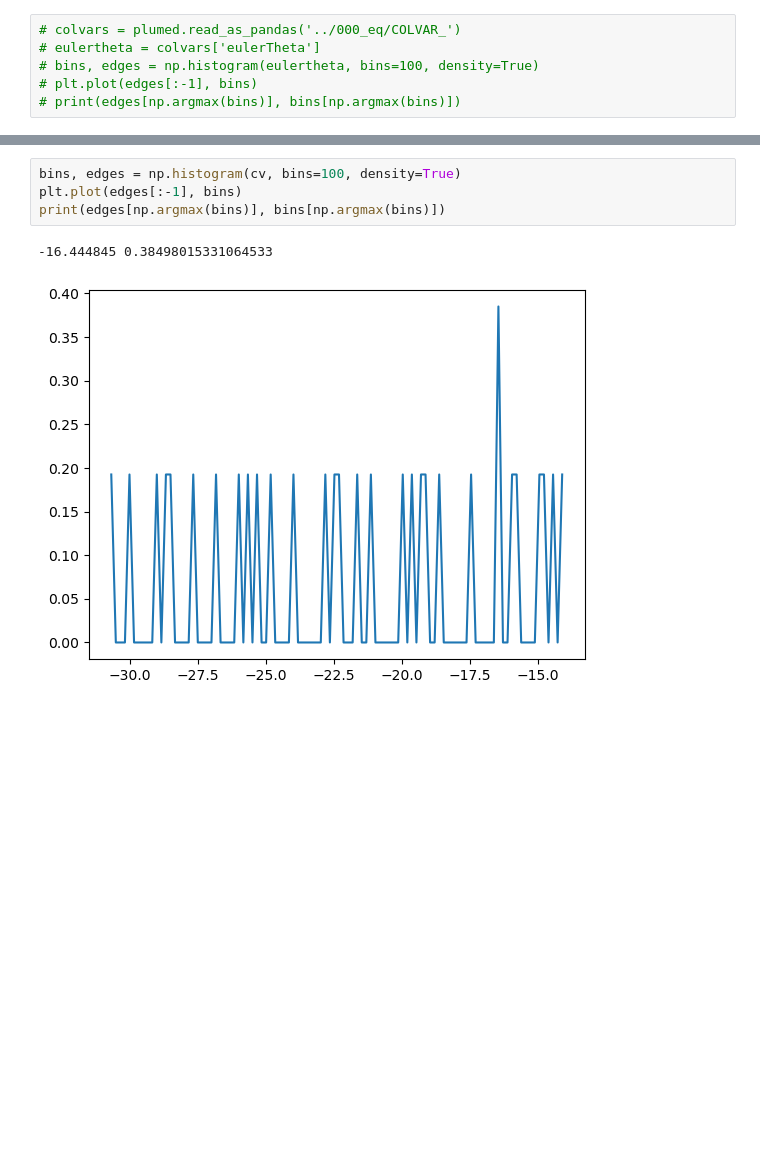
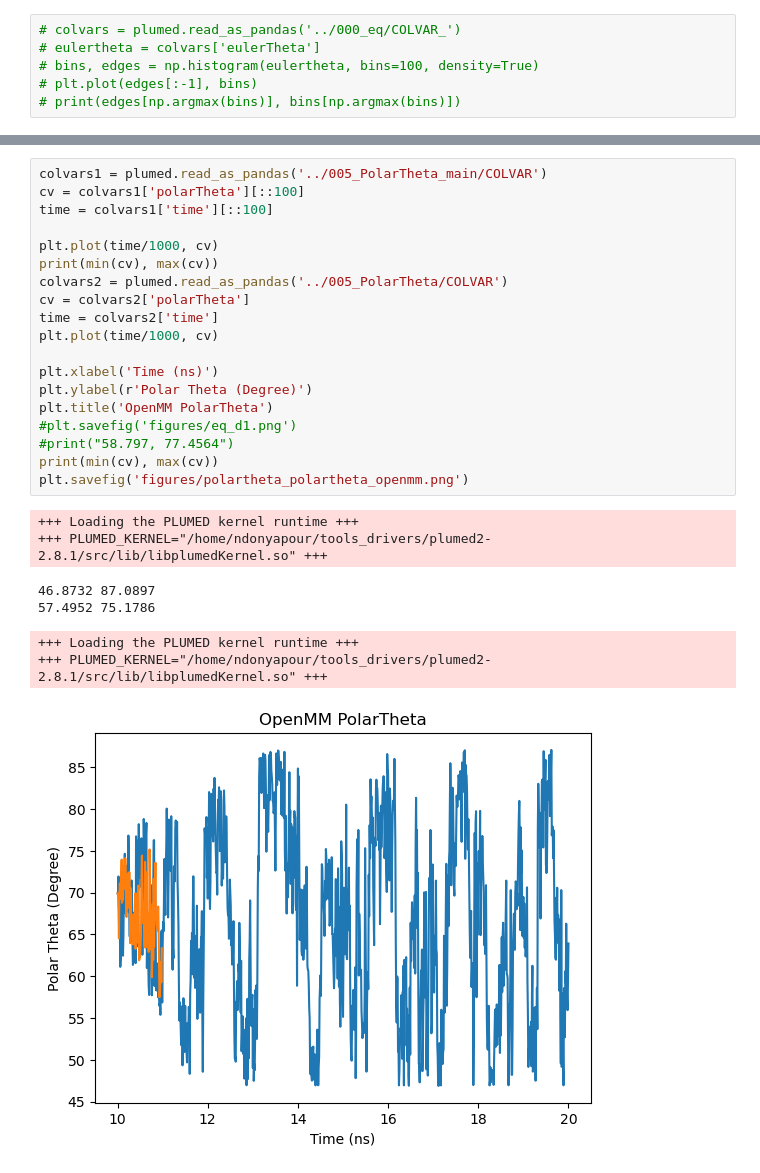
Before and after one commit to ndonyapour/BFEE2_OpenMM, a Jupyter notebook: openmm_plumed/analysis/colvars.ipynb, the cells around one changed output, grey strips where cells are left out. Saved outputs shown, nothing was run; the diff lists cells and outputs as text; blank space fills up the shorter version.

```diff
--- a/openmm_plumed/analysis/colvars.ipynb
+++ b/openmm_plumed/analysis/colvars.ipynb
@@ -84,7 +102,27 @@ plt.savefig('figures/eulertheta_eulertheta.png')
-# %%
-bins, edges = np.histogram(cv, bins=100, density=True)
-plt.plot(edges[:-1], bins)
-print(edges[np.argmax(bins)], bins[np.argmax(bins)])
-# %% [output]
--16.444845 0.38498015331064533
-[figure, removed]
+# %%
+colvars1 = plumed.read_as_pandas('../005_PolarTheta_main/COLVAR')
+cv = colvars1['polarTheta'][::100]
+time = colvars1['time'][::100]
+
+plt.plot(time/1000, cv)
+print(min(cv), max(cv))
+colvars2 = plumed.read_as_pandas('../005_PolarTheta/COLVAR')
+cv = colvars2['polarTheta']
+time = colvars2['time']
+plt.plot(time/1000, cv)
+
+plt.xlabel('Time (ns)')
+plt.ylabel(r'Polar Theta (Degree)')
+plt.title('OpenMM PolarTheta')
+#plt.savefig('figures/eq_d1.png')
+#print("58.797, 77.4564")
+print(min(cv), max(cv))
+plt.savefig('figures/polartheta_polartheta_openmm.png')
+# %% [output]
++++ Loading the PLUMED kernel runtime +++
++++ PLUMED_KERNEL="/home/ndonyapour/tools_drivers/plumed2-2.8.1/src/lib/libplumedKernel.so" +++
+46.8732 87.0897
+57.4952 75.1786
++++ Loading the PLUMED kernel runtime +++
++++ PLUMED_KERNEL="/home/ndonyapour/tools_drivers/plumed2-2.8.1/src/lib/libplumedKernel.so" +++
+[figure, added]
```
Also changed, not shown: parts of 15 cells of this notebook, 23 other files.
